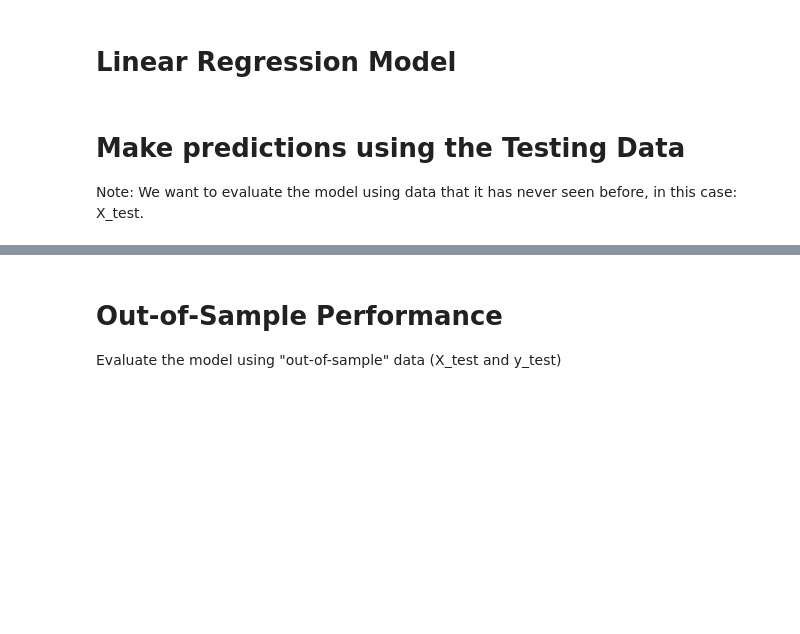
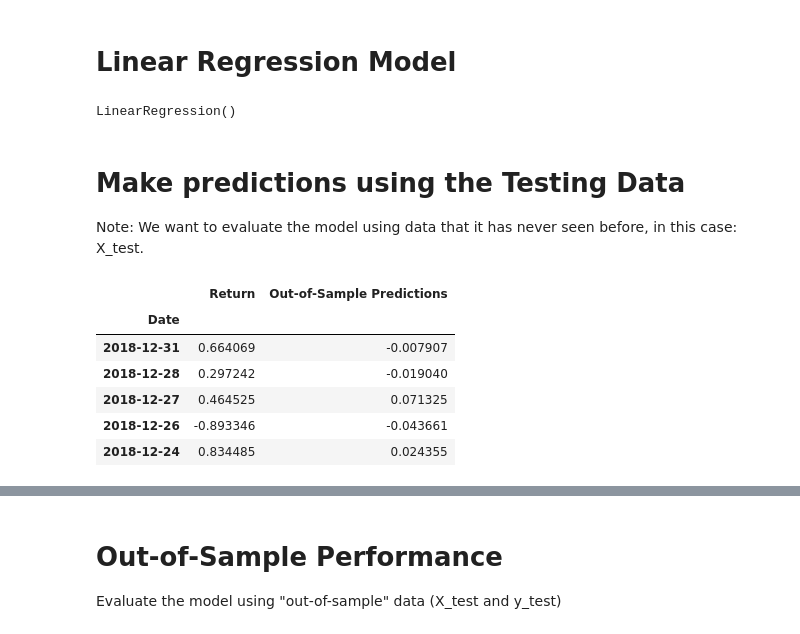
Before and after one commit to AnnSweetNanners/time_series_homework, a Jupyter notebook: 10-Time-Series/Instructions/Starter_Code/regression_analysis.ipynb, the cells around one changed output, grey strips where cells are left out. Saved outputs shown, nothing was run; the diff lists cells and outputs as text; code cells hidden in the pictures; blank space fills up the shorter version.

```diff
--- a/10-Time-Series/Instructions/Starter_Code/regression_analysis.ipynb
+++ b/10-Time-Series/Instructions/Starter_Code/regression_analysis.ipynb
@@ -103,7 +97,8 @@ from sklearn.linear_model import LinearRegression
 # YOUR CODE HERE!
 model=LinearRegression()
 model.fit(X_train, y_train)
-predictions=model.predict(X_test)
+# %% [output]
+LinearRegression()
 # %% [markdown]
 # Make predictions using the Testing Data
 
@@ -114,6 +110,17 @@ Note: We want to evaluate the model using data that it has never seen before, in
 # %%
 # Assemble actual y data (Y_test) with predicted y data (from just above) into two columns in a dataframe:
 # YOUR CODE HERE!
+out_of_sample_results=y_test.to_frame()
+out_of_sample_results["Out-of-Sample Predictions"] = model.predict(X_test)
+out_of_sample_results.head()
+# %% [output]
+|  | Return | Out-of-Sample Predictions |
+| Date |  |  |
+| 2018-12-31 | 0.664069 | -0.007907 |
+| 2018-12-28 | 0.297242 | -0.019040 |
+| 2018-12-27 | 0.464525 | 0.071325 |
+| 2018-12-26 | -0.893346 | -0.043661 |
+| 2018-12-24 | 0.834485 | 0.024355 |
 # %%
 # Plot the first 20 predictions vs the true values
 # YOUR CODE HERE!
```
Also changed, not shown: parts of 6 cells of this notebook, 1 other file.
